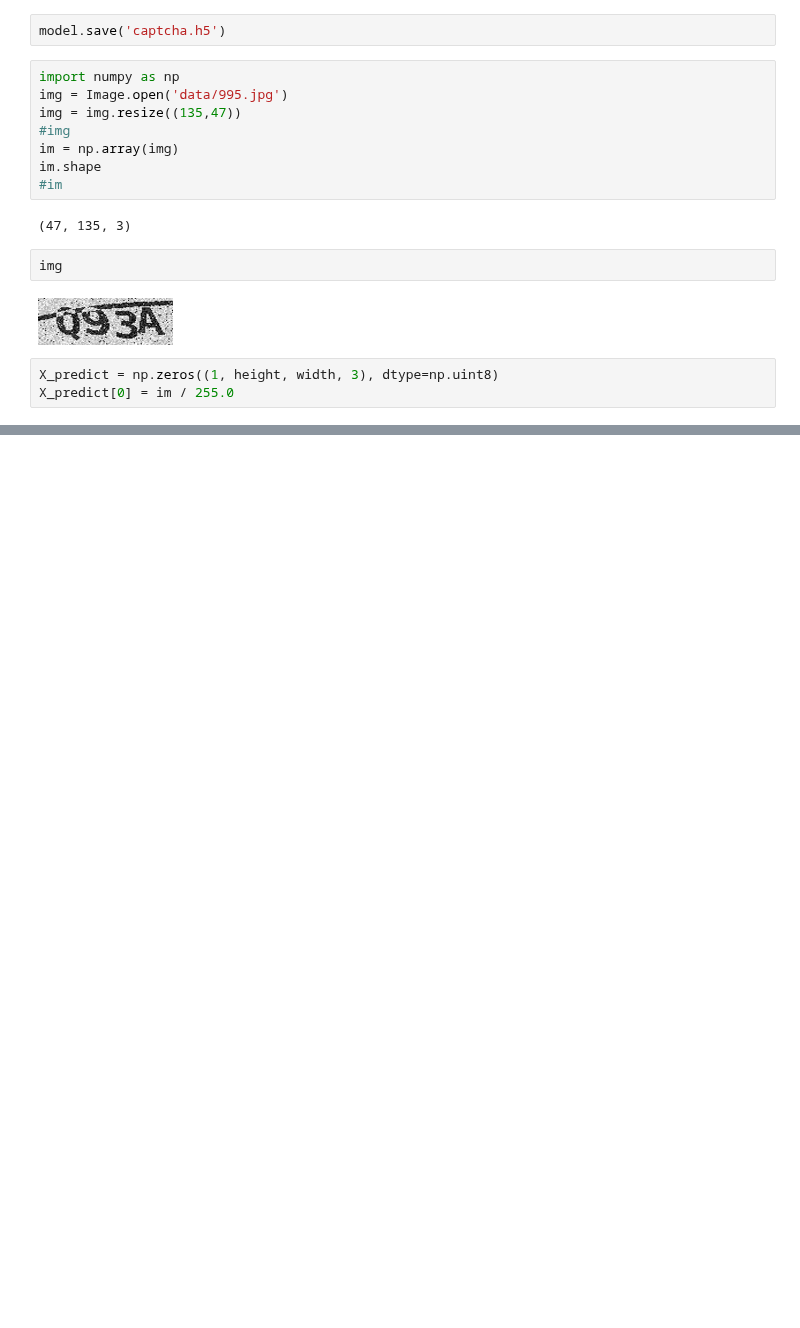
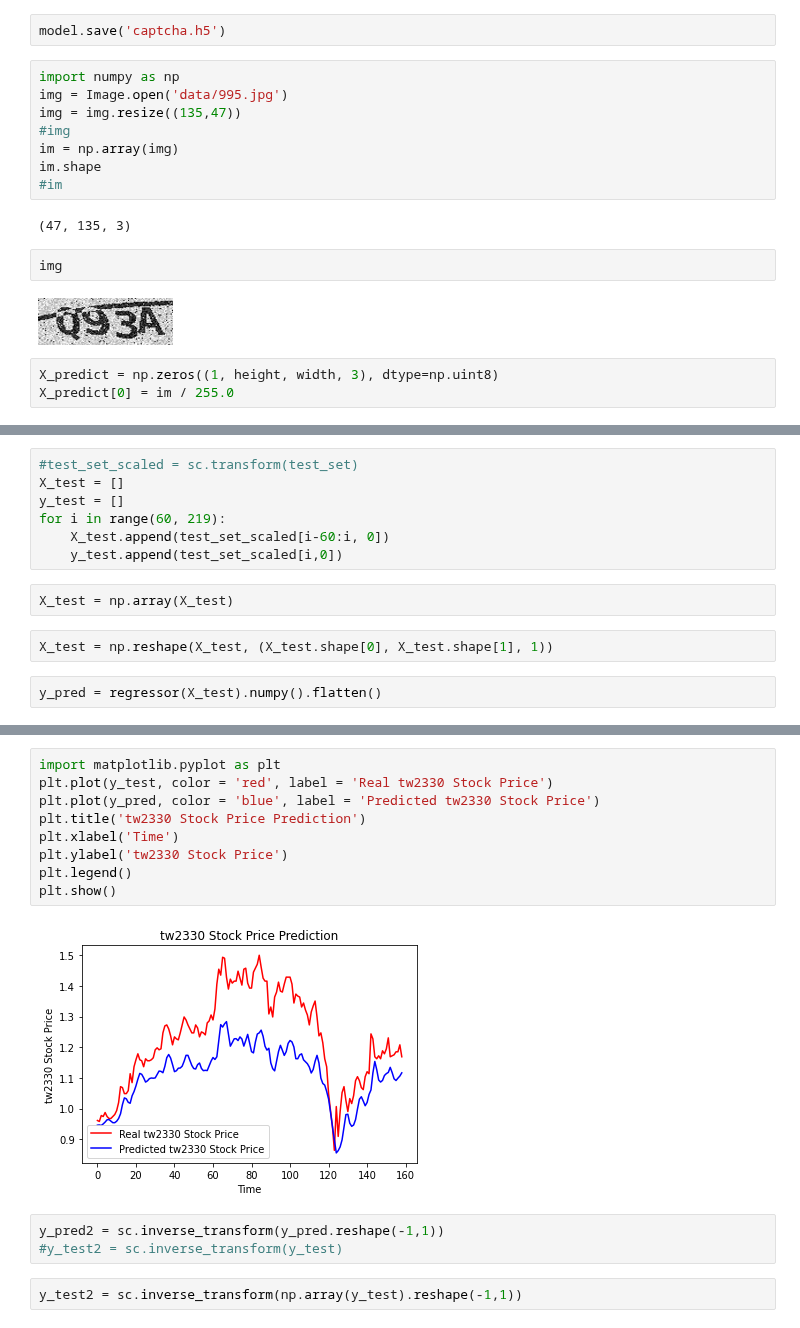
Before and after one commit to ywchiu/taipeifubon, a Jupyter notebook: Demo20200512.ipynb, the cells around one changed output, grey strips where cells are left out. Saved outputs shown, nothing was run; the diff lists cells and outputs as text; blank space fills up the shorter version.

```diff
--- a/Demo20200512.ipynb
+++ b/Demo20200512.ipynb
@@ -210,0 +485,13 @@ a
+# %%
+#test_set_scaled = sc.transform(test_set)
+X_test = []
+y_test = []
+for i in range(60, 219):
+    X_test.append(test_set_scaled[i-60:i, 0])
+    y_test.append(test_set_scaled[i,0])
+# %%
+X_test = np.array(X_test)
+# %%
+X_test = np.reshape(X_test, (X_test.shape[0], X_test.shape[1], 1))
+# %%
+y_pred = regressor(X_test).numpy().flatten()
@@ -210,0 +518,16 @@ a
+# %%
+import matplotlib.pyplot as plt
+plt.plot(y_test, color = 'red', label = 'Real tw2330 Stock Price')
+plt.plot(y_pred, color = 'blue', label = 'Predicted tw2330 Stock Price')
+plt.title('tw2330 Stock Price Prediction')
+plt.xlabel('Time')
+plt.ylabel('tw2330 Stock Price')
+plt.legend()
+plt.show()
+# %% [output]
+[figure, added]
+# %%
+y_pred2 = sc.inverse_transform(y_pred.reshape(-1,1))
+#y_test2 = sc.inverse_transform(y_test)
+# %%
+y_test2 = sc.inverse_transform(np.array(y_test).reshape(-1,1))
```
Also changed, not shown: parts of 37 cells of this notebook.
